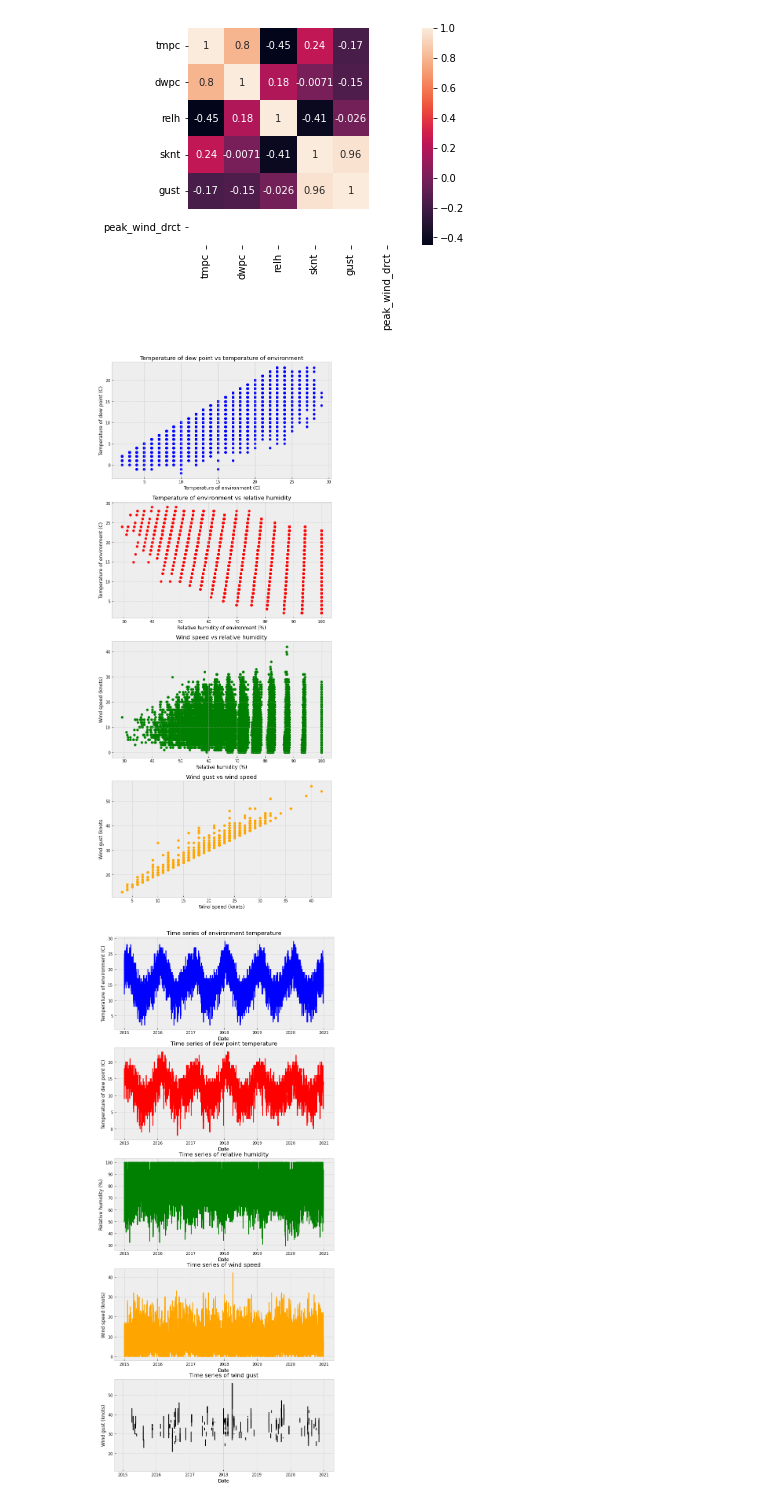
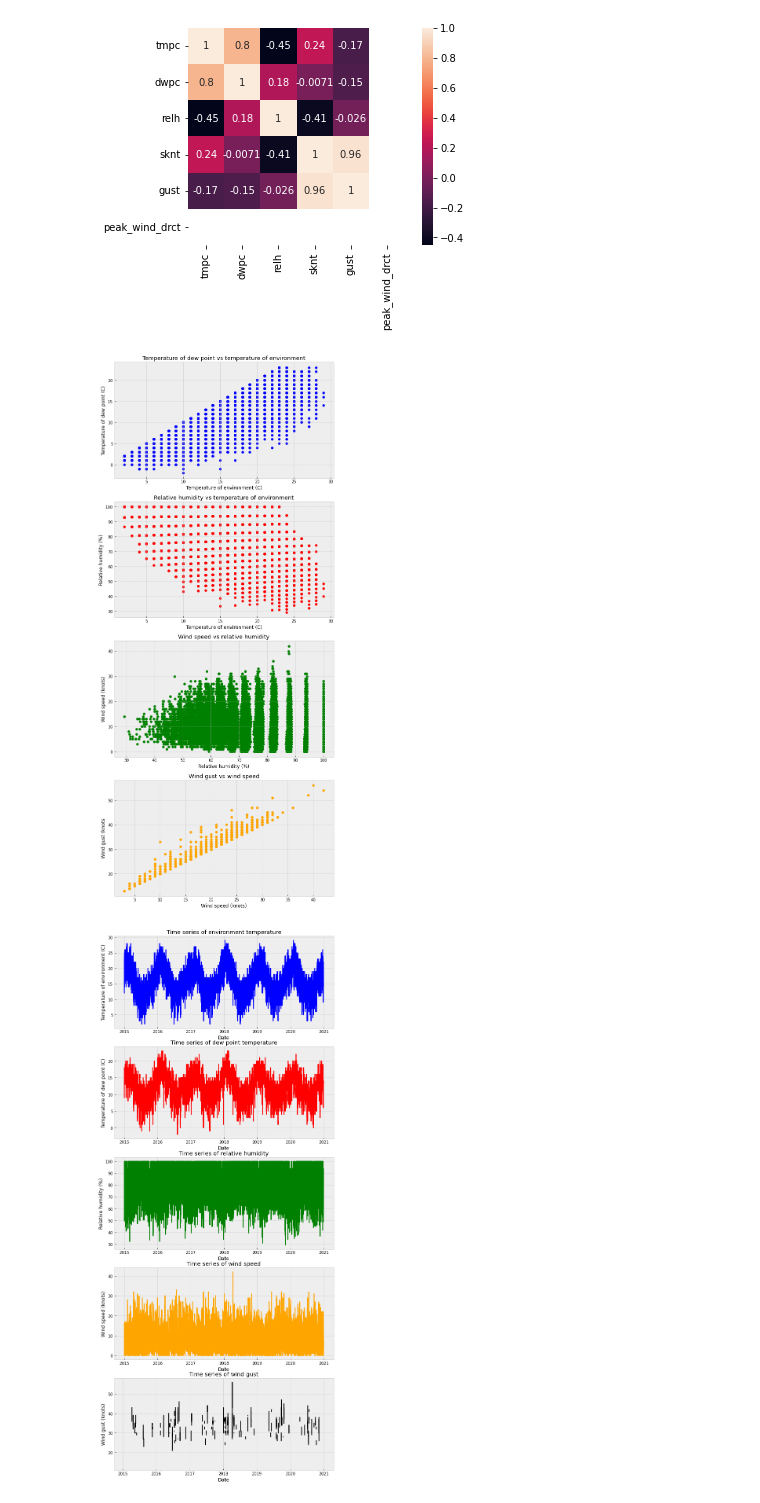
Before and after one commit to aguo921/2022-Phase-2, a Jupyter notebook: 3. Data Science/submission.ipynb, the cells around one changed output. Saved outputs shown, nothing was run; the diff lists cells and outputs as text; code cells hidden in the pictures.

```diff
--- a/3. Data Science/submission.ipynb
+++ b/3. Data Science/submission.ipynb
@@ -87,33 +87,33 @@ sns.heatmap(dataset.corr(), annot=True, square=True)
 # %%
 # plots of numerical sections of data set
 plt.style.use("bmh")
 fig, (ax1, ax2, ax3, ax4) = plt.subplots(nrows=4, ncols=1, squeeze=True)
 
 ax1.scatter(dataset["tmpc"], dataset["dwpc"], color="blue")
 ax1.set_title("Temperature of dew point vs temperature of environment")
 ax1.set_xlabel("Temperature of environment (C)")
 ax1.set_ylabel("Temperature of dew point (C)")
 
-ax2.scatter(dataset["relh"], dataset["tmpc"], color="red")
-ax2.set_title("Temperature of environment vs relative humidity")
-ax2.set_xlabel("Relative humidity of environment (%)")
-ax2.set_ylabel("Temperature of environment (C)")
+ax2.scatter(dataset["tmpc"], dataset["relh"], color="red")
+ax2.set_title("Relative humidity vs temperature of environment")
+ax2.set_xlabel("Temperature of environment (C)")
+ax2.set_ylabel("Relative humidity (%)")
 
 ax3.scatter(dataset["relh"], dataset["sknt"], color="green")
 ax3.set_title("Wind speed vs relative humidity")
 ax3.set_xlabel("Relative humidity (%)")
 ax3.set_ylabel("Wind speed (knots)")
 
 ax4.scatter(dataset["sknt"], dataset["gust"], color="orange")
 ax4.set_title("Wind gust vs wind speed")
 ax4.set_xlabel("Wind speed (knots)")
 ax4.set_ylabel("Wind gust (knots")
 
 fig.set_size_inches(10,25)
 
 fig.show()
 # %% [output]
-[figure, old version]
+[figure, new version]
 # %%
 # time series plots
 plt.style.use("bmh")
```
Also changed, not shown: parts of 2 cells of this notebook.
